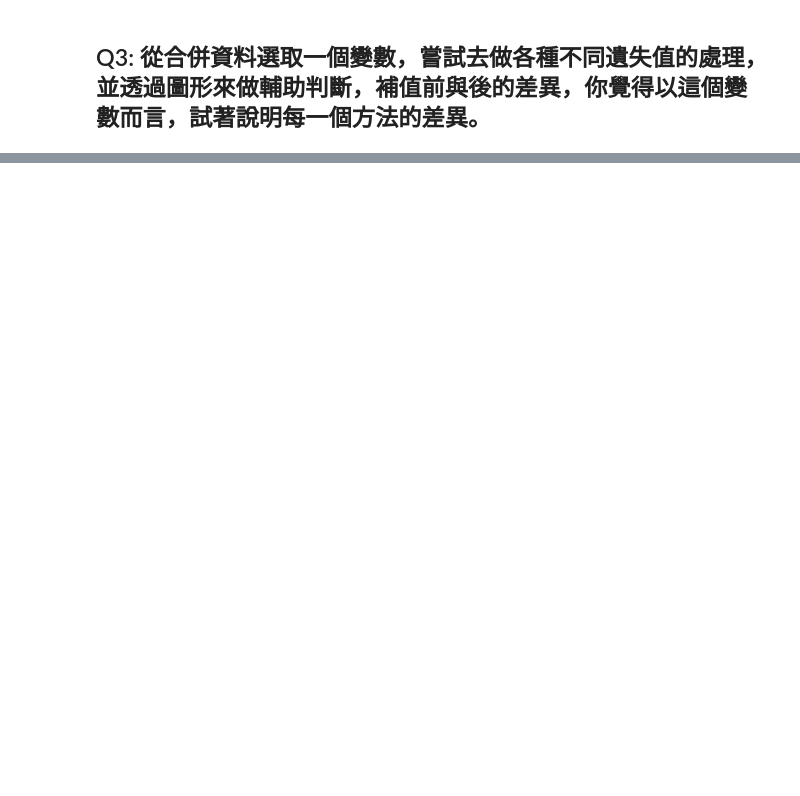
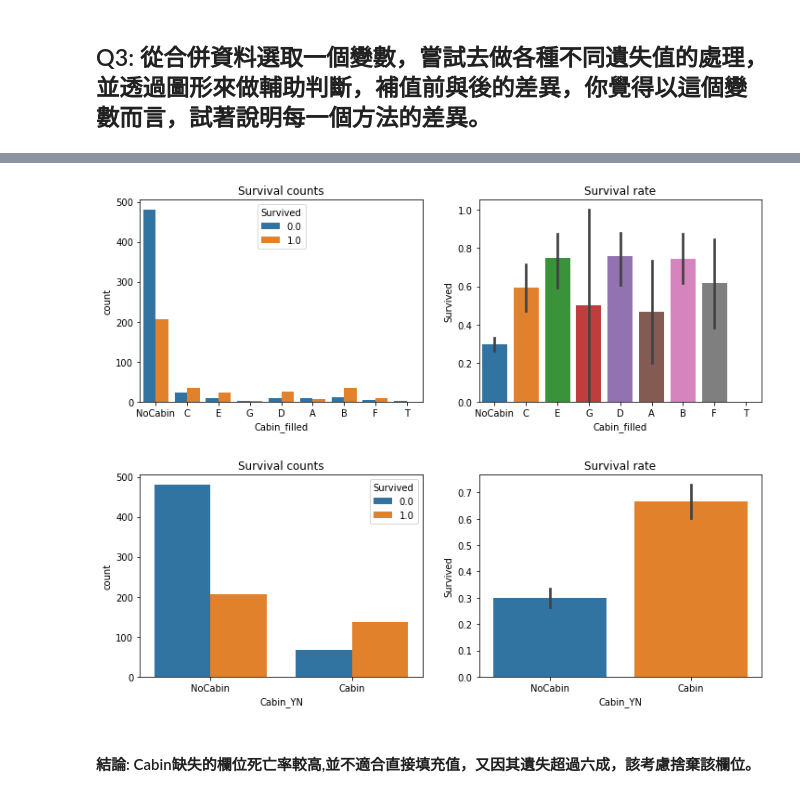
Before and after one commit to h4f2/ML100Days, a Jupyter notebook: homework/D36 Homework 探索性資料分析 (EDA) 數據理解與重覆和遺失值處理.ipynb, the cells around one changed output, grey strips where cells are left out. Drawn from its saved outputs; the diff is of its cells as text; code cells hidden in the pictures; blank space fills up the shorter version.

```diff
--- a/homework/D36 Homework 探索性資料分析 (EDA) 數據理解與重覆和遺失值處理.ipynb
+++ b/homework/D36 Homework 探索性資料分析 (EDA) 數據理解與重覆和遺失值處理.ipynb
@@ -50,0 +78,16 @@ def display_side_by_side(*args):
+# %%
+#合併資料
+data = df_train.append(df_test)
+
+#輸出INFO
+print(('data'+' INFO').center(40,'-'))
+print(data.info(),'\n'*3)
+
+
+# 遺失超過六成的欄位
+print(f'遺失超過六成的欄位:\t{", ".join([col for col in data.columns if data[col].isnull().sum() / len(data[col]) > 0.6])}')
+
+# 輸出遺失個數/總個數
+for col in data.columns:
+    if data[col].isnull().sum() / len(data[col]) > 0.6:
+        print(col+f'遺失個數/總個數:\t{data[col].isnull().sum()}/{len(data[col])}')
@@ -50,0 +128,35 @@ def display_side_by_side(*args):
+# %%
+# 方法1:遺失的屬於另一類，直接填充'NoCabin'。
+data['Cabin_filled'] = data['Cabin'].apply(lambda x : str(x)[0] if not pd.isnull(x) else 'NoCabin')
+
+# 畫出死亡總數、死亡率的圖
+col_name = 'Cabin_filled'
+plt.figure(figsize=(12,4))
+for i,fig in enumerate({'Survival counts':
+                        lambda title: sns.countplot(col_name, None,
+                                                    'Survived', data=data).set_title(title),
+                        'Survival rate':
+                        lambda title: sns.barplot(col_name,'Survived', data=data).set_title(title)
+                       }.items()):
+    sub = plt.subplot(1, 2, i+1)
+    sub = fig[1](fig[0])
+plt.show()
+
+# 將有值與無值做比較，#畫出死亡總數、死亡率的圖
+data['Cabin_YN'] = data['Cabin'].apply(lambda x : 'Cabin' if not pd.isnull(x) else 'NoCabin')
+col_name = 'Cabin_YN'
+plt.figure(figsize=(12,4))
+for i,fig in enumerate({'Survival counts':
+                        lambda title: sns.countplot(col_name, None,
+                                                    'Survived', data=data).set_title(title),
+                        'Survival rate':
+                        lambda title: sns.barplot(col_name,'Survived', data=data).set_title(title)
+                       }.items()):
+    sub = plt.subplot(1, 2, i+1)
+    sub = fig[1](fig[0])
+plt.show()
+# %% [output]
+[figure, added]
+[figure, added]
+# %% [markdown]
+#### 結論: Cabin缺失的欄位死亡率較高,並不適合直接填充值，又因其遺失超過六成，該考慮捨棄該欄位。
```
Also changed, not shown: parts of 12 cells of this notebook.
